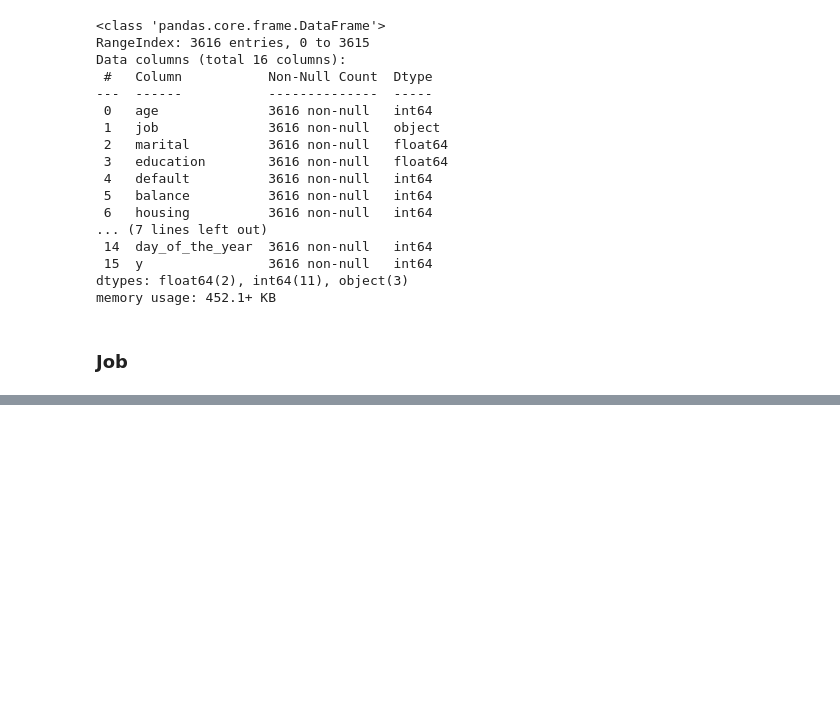
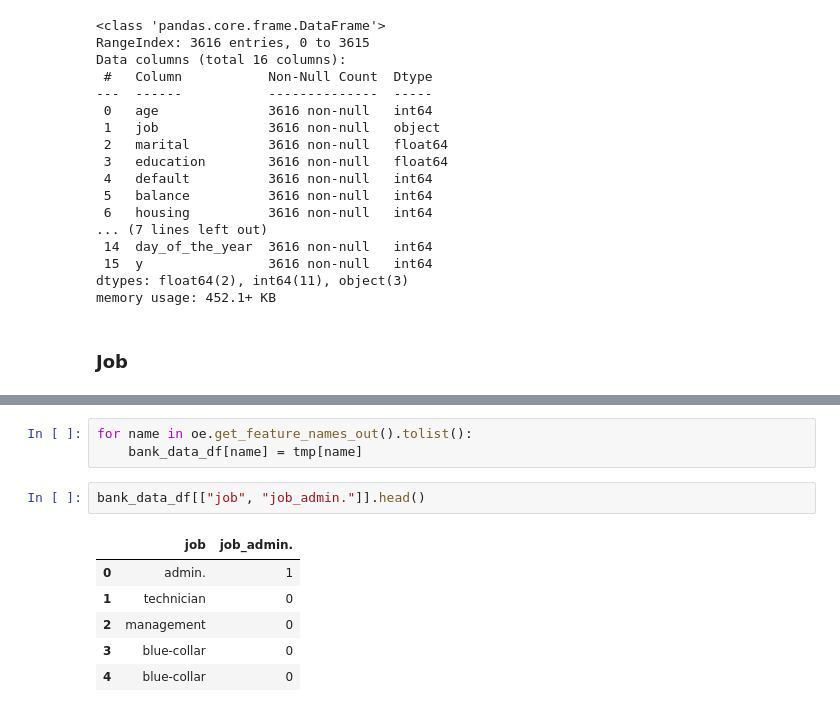
Before and after one commit to UserKrzysztof/MachineLearning-project1, a Jupyter notebook: code/features_engineering_v0.ipynb, the cells around one changed output, grey strips where cells are left out. Saved outputs shown, nothing was run; the diff lists cells and outputs as text; blank space fills up the shorter version.

```diff
--- a/code/features_engineering_v0.ipynb
+++ b/code/features_engineering_v0.ipynb
@@ -141,0 +198,12 @@ memory usage: 452.1+ KB
+# %%
+for name in oe.get_feature_names_out().tolist():
+    bank_data_df[name] = tmp[name]
+# %%
+bank_data_df[["job", "job_admin."]].head()
+# %% [output]
+|  | job | job_admin. |
+| 0 | admin. | 1 |
+| 1 | technician | 0 |
+| 2 | management | 0 |
+| 3 | blue-collar | 0 |
+| 4 | blue-collar | 0 |
```
Also changed, not shown: parts of 28 cells of this notebook.
